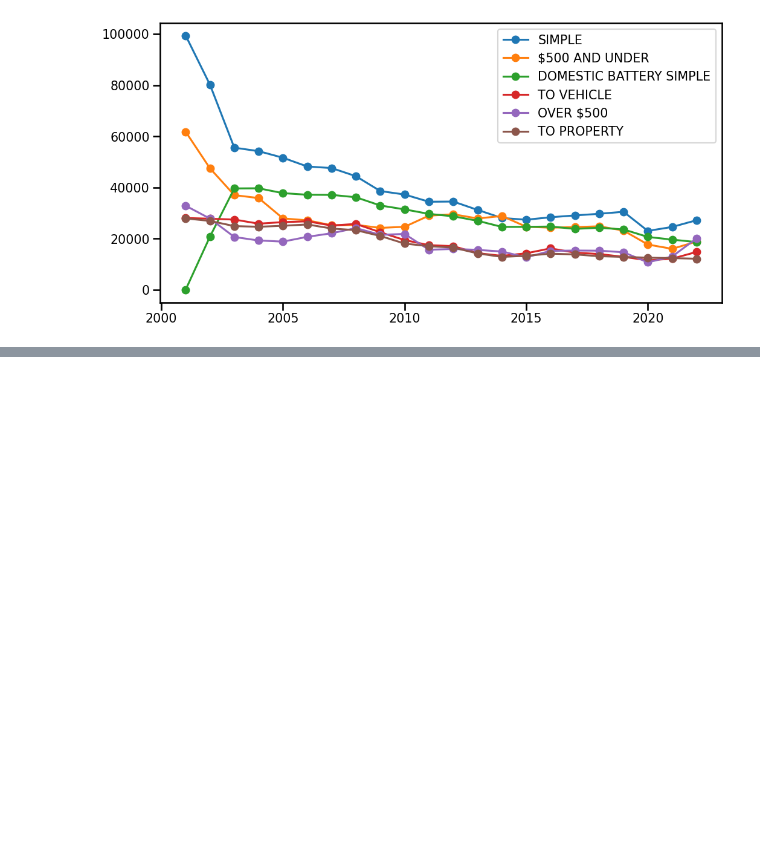
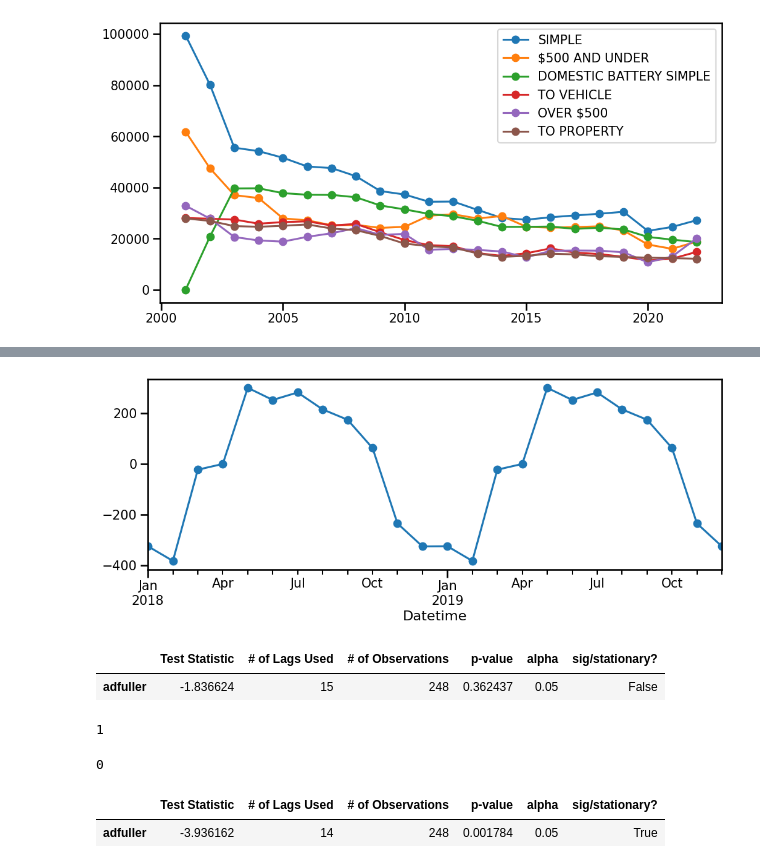
Before and after one commit to Al-Tayeb96/Chicago-Crime-Data, a Jupyter notebook: Chicago_Crime_Data.ipynb, the cells around one changed output, grey strips where cells are left out. Saved outputs shown, nothing was run; the diff lists cells and outputs as text; code cells hidden in the pictures; blank space fills up the shorter version.

```diff
--- a/Chicago_Crime_Data.ipynb
+++ b/Chicago_Crime_Data.ipynb
@@ -230,0 +450,18 @@ for crime in individual_crimes:
+# %%
+seasonal = decomp.seasonal
+ax = seasonal.loc['2018': '2019'].plot(marker = 'o')
+# %% [output]
+[figure, added]
+# %%
+get_adfuller_results(ASSAULT_ts)
+# %% [output]
+|  | Test Statistic | # of Lags Used | # of Observations | p-value | alpha | sig/stationary? |
+| adfuller | -1.836624 | 15 | 248 | 0.362437 | 0.05 | False |
+# %%
+ndiffs(ASSAULT_ts)
+# %% [output]
+1
+# %%
+nsdiffs(ASSAULT_ts, m = 12)
+# %% [output]
+0
@@ -230,0 +470,5 @@ for crime in individual_crimes:
+# %%
+get_adfuller_results(ASSAULT_ts_diff)
+# %% [output]
+|  | Test Statistic | # of Lags Used | # of Observations | p-value | alpha | sig/stationary? |
+| adfuller | -3.936162 | 14 | 248 | 0.001784 | 0.05 | True |
```
Also changed, not shown: parts of 55 cells of this notebook.
